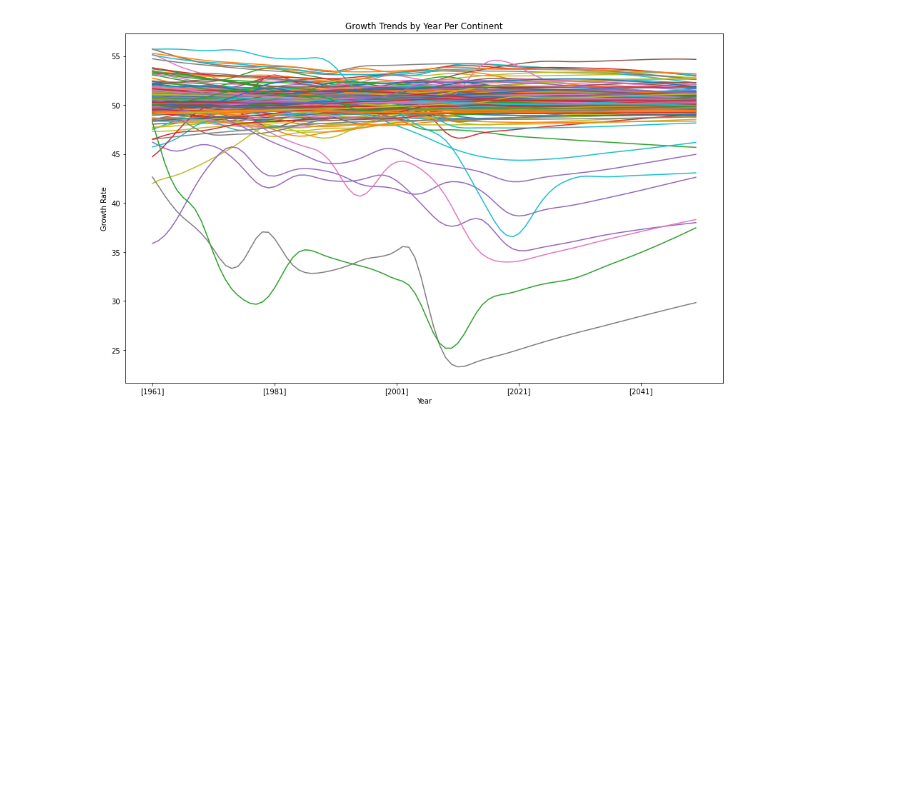
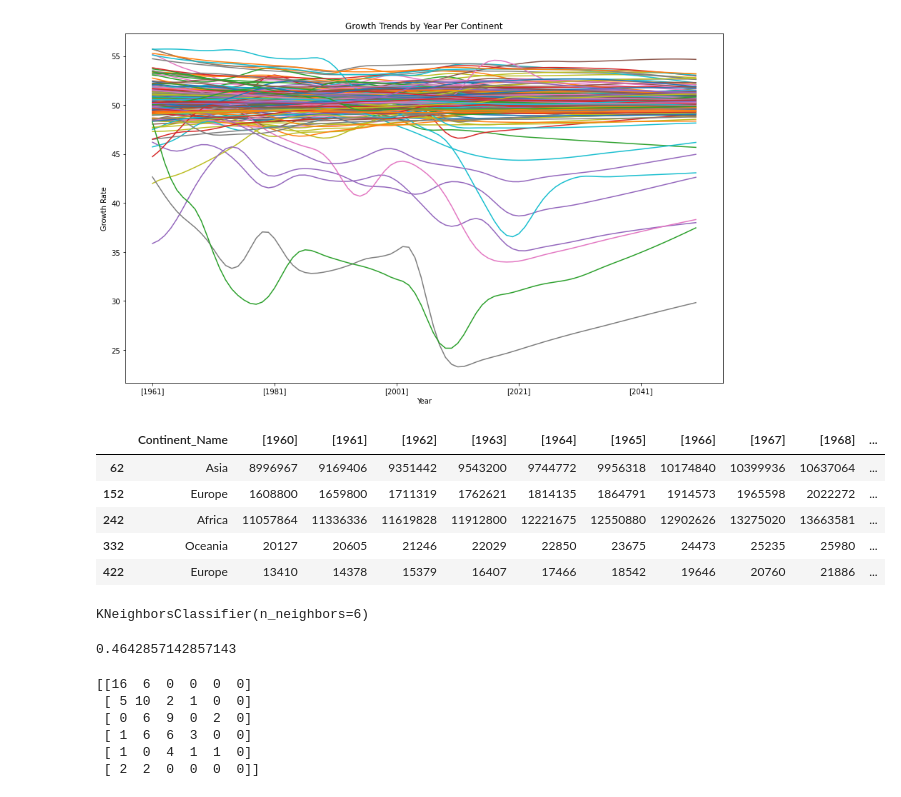
Before and after one commit to devkisdesai/CMPE255-Team-6-Project-Fall-2021-, a Jupyter notebook: EDA.ipynb, the cells around one changed output. Cells and saved outputs as stored; diff of their text form; code cells hidden in the pictures; blank space fills up the shorter version.

```diff
--- a/EDA.ipynb
+++ b/EDA.ipynb
@@ -513,3 +526,15 @@ plt.savefig('./Images/Percent_Female_Population_by_Country.jpg', bbox_inches='ti
 # %%
 #We should look into why these outlier countries have such a dramatic decrease of women, and increase of men.
 #They are obviously directly related
+KNN_data_pop_totals = pop_total
+KNN_data_pop_totals = KNN_data_pop_totals.drop(['Continent_Code', 'Country_Number', 'Country_Name',
+                                                'Country_Code', 'Series_Name', 'Series_Code'], axis=1)
+KNN_data_pop_totals = KNN_data_pop_totals.dropna(axis=0)
+KNN_data_pop_totals.head(5)
+# %% [output]
+|  | Continent_Name | [1960] | [1961] | [1962] | [1963] | [1964] | [1965] | [1966] | [1967] | [1968] | ... |
+| 62 | Asia | 8996967 | 9169406 | 9351442 | 9543200 | 9744772 | 9956318 | 10174840 | 10399936 | 10637064 | ... |
+| 152 | Europe | 1608800 | 1659800 | 1711319 | 1762621 | 1814135 | 1864791 | 1914573 | 1965598 | 2022272 | ... |
+| 242 | Africa | 11057864 | 11336336 | 11619828 | 11912800 | 12221675 | 12550880 | 12902626 | 13275020 | 13663581 | ... |
+| 332 | Oceania | 20127 | 20605 | 21246 | 22029 | 22850 | 23675 | 24473 | 25235 | 25980 | ... |
+| 422 | Europe | 13410 | 14378 | 15379 | 16407 | 17466 | 18542 | 19646 | 20760 | 21886 | ... |
@@ -515,0 +547,10 @@ plt.savefig('./Images/Percent_Female_Population_by_Country.jpg', bbox_inches='ti
+# %%
+KNN = KNeighborsClassifier(n_neighbors = 6) #Number of continents for labelling
+KNN.fit(X_train, y_train)
+# %% [output]
+KNeighborsClassifier(n_neighbors=6)
+# %%
+prediction = KNN.predict(X_test)
+accuracy_score(prediction, y_test)
+# %% [output]
+0.4642857142857143
@@ -515,0 +560,9 @@ plt.savefig('./Images/Percent_Female_Population_by_Country.jpg', bbox_inches='ti
+# %%
+print(confusion_matrix(y_test, prediction))
+# %% [output]
+[[16  6  0  0  0  0]
+ [ 5 10  2  1  0  0]
+ [ 0  6  9  0  2  0]
+ [ 1  6  6  3  0  0]
+ [ 1  0  4  1  1  0]
+ [ 2  2  0  0  0  0]]
```
Also changed, not shown: parts of 12 cells of this notebook.
